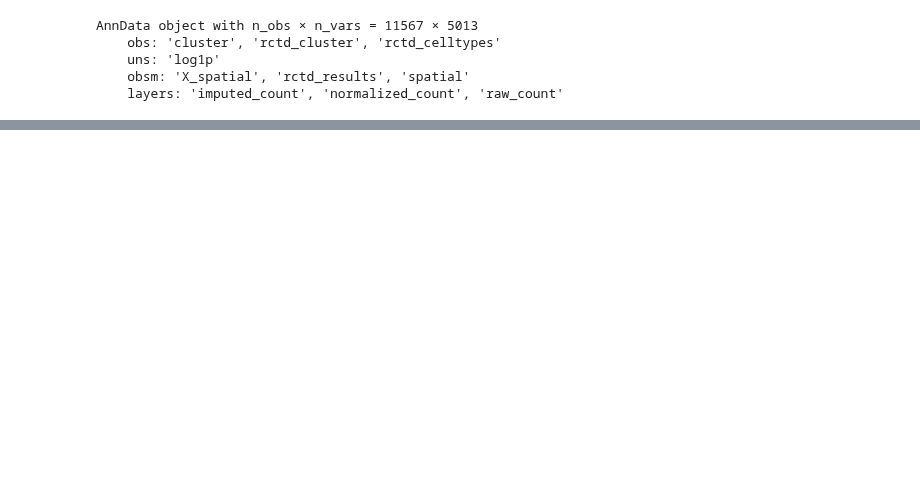
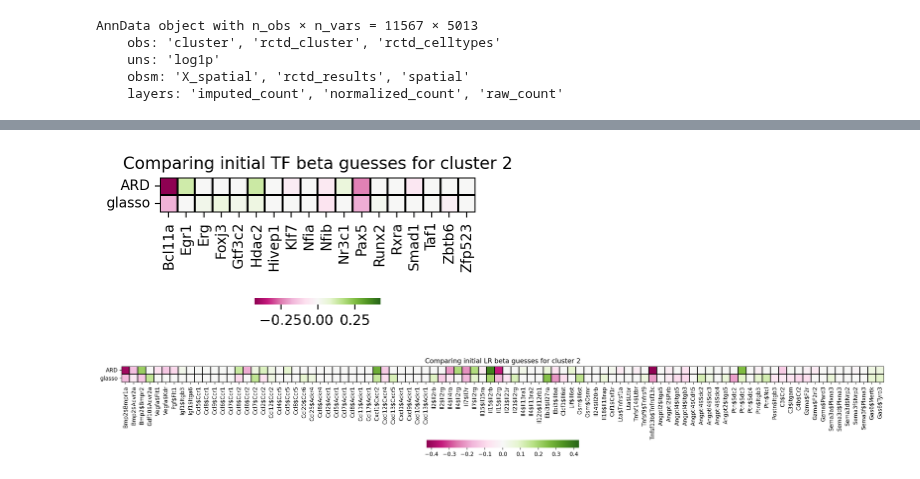
Before and after one commit to jishnu-lab/SpaceTravLR, a Jupyter notebook: notebooks/regularize.ipynb, the cells around one changed output, grey strips where cells are left out. Drawn from its saved outputs; the diff is of its cells as text; code cells hidden in the pictures; blank space fills up the shorter version.

```diff
--- a/notebooks/regularize.ipynb
+++ b/notebooks/regularize.ipynb
@@ -328,0 +108,34 @@ Estimated intercept: [0.01872638]
+# %%
+import seaborn as sns
+
+df_tf = pd.DataFrame({
+    'ARD': x_tf,
+    'glasso': y_tf
+    }, index = estimator.regulators).T
+
+minmax = max(abs(np.min(df_tf.values)), np.max(df_tf.values))
+plt.figure(figsize=(4, 6))
+sns.heatmap(df_tf, linecolor='black', linewidths=0.8, cmap='PiYG', square=True,
+            vmin=-minmax, vmax=minmax,
+            cbar_kws={"shrink": 0.4, "orientation": "horizontal"})
+plt.title(f'Comparing initial TF beta guesses for cluster {chosen}')
+plt.tight_layout()
+# %% [output]
+[figure, added]
+# %%
+df_coef = pd.DataFrame({
+    'ARD': x_lr,
+    'glasso': y_lr
+    },index = estimator.lr['pairs']).T
+
+minmax = max(abs(np.min(df_tf.values)), np.max(df_tf.values))
+
+plt.figure(figsize=(20, 10))
+sns.heatmap(df_coef, linecolor='black', linewidths=0.8, cmap='PiYG',
+            square=True, vmin=-minmax, vmax=minmax,
+            cbar_kws={"shrink": 0.2, "orientation": "horizontal"})
+plt.xticks(ticks=np.arange(len(df_coef.columns)) + 0.5, labels=df_coef.columns)
+plt.title(f'Comparing initial LR beta guesses for cluster {chosen}')
+plt.tight_layout()
+# %% [output]
+[figure, added]
```
Also changed, not shown: parts of 31 cells of this notebook, 1 other file.
